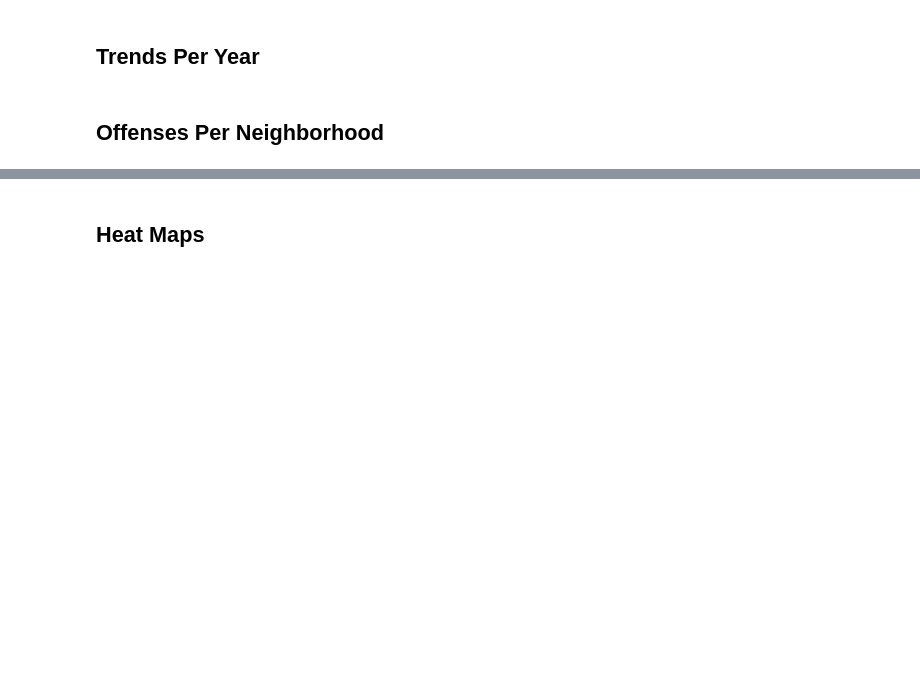
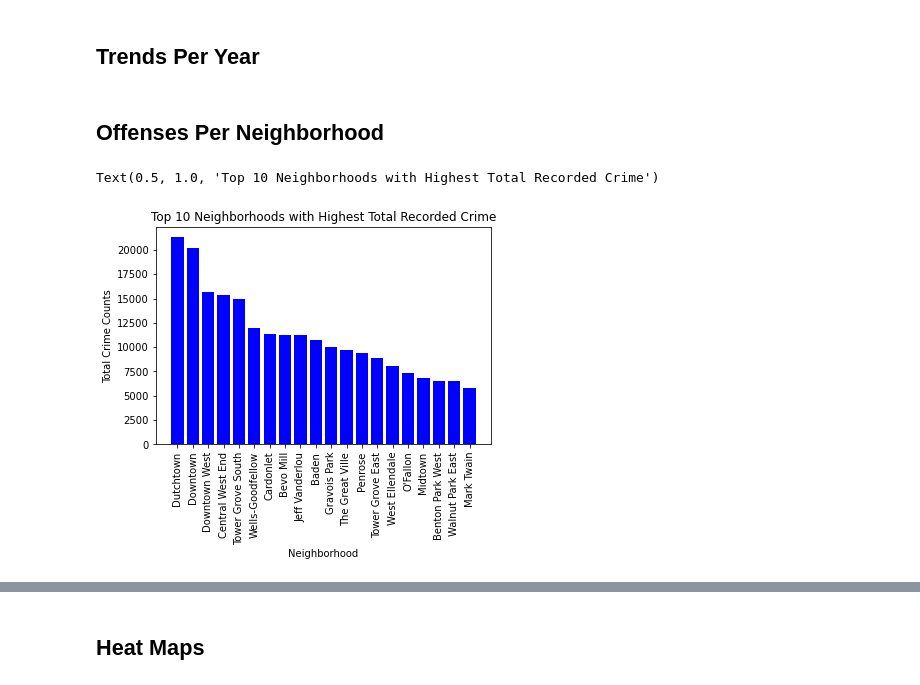
Before and after one commit to colepierie/Crime_Analysis, a Jupyter notebook: CrimeAnalysis.ipynb, the cells around one changed output, grey strips where cells are left out. Cells and saved outputs as stored; diff of their text form; code cells hidden in the pictures; blank space fills up the shorter version.

Commit message:
first try at analysis

```diff
--- a/CrimeAnalysis.ipynb
+++ b/CrimeAnalysis.ipynb
@@ -137,3 +114,26 @@ crime_df
 ## Trends Per Year
 # %% [markdown]
 ## Offenses Per Neighborhood
+# %%
+# Remove where the Neighborhood is unknown.
+nh_crime = crime_df.loc[crime_df['NeighborhoodName']!= 'Unknown']
+
+# Create a DF that is a simple groupby NeighborhoodName to reference in the overall analysis.
+crime_nh = nh_crime.groupby(['Neighborhood', 'NeighborhoodName'])
+
+# Create DF that holds the total count of crimes per neighborhood.
+nh_tot = crime_nh['Count'].sum().reset_index()
+
+# Take only the largest 20 crime counts (89 neighborhoods makes the graph impossible to read.)
+nh_tot_top = nh_tot.nlargest(20,'Count')
+
+# Plot as a bar chart.
+plt.bar(nh_tot_top['NeighborhoodName'], nh_tot_top['Count'], color="b", align="center")
+plt.xticks(nh_tot_top['NeighborhoodName'], nh_tot_top['NeighborhoodName'], rotation='vertical')
+
+plt.xlabel('Neighborhood')
+plt.ylabel('Total Crime Counts')
+plt.title('Top 10 Neighborhoods with Highest Total Recorded Crime')
+# %% [output]
+Text(0.5, 1.0, 'Top 10 Neighborhoods with Highest Total Recorded Crime')
+[figure, added]
```
Also changed, not shown: parts of 10 cells of this notebook, 1 other file.
